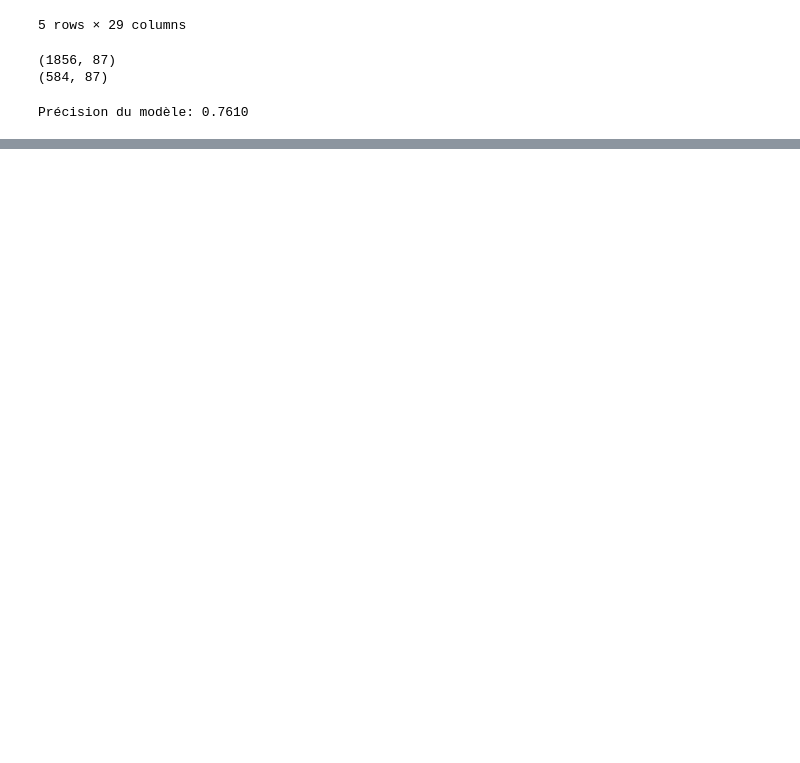
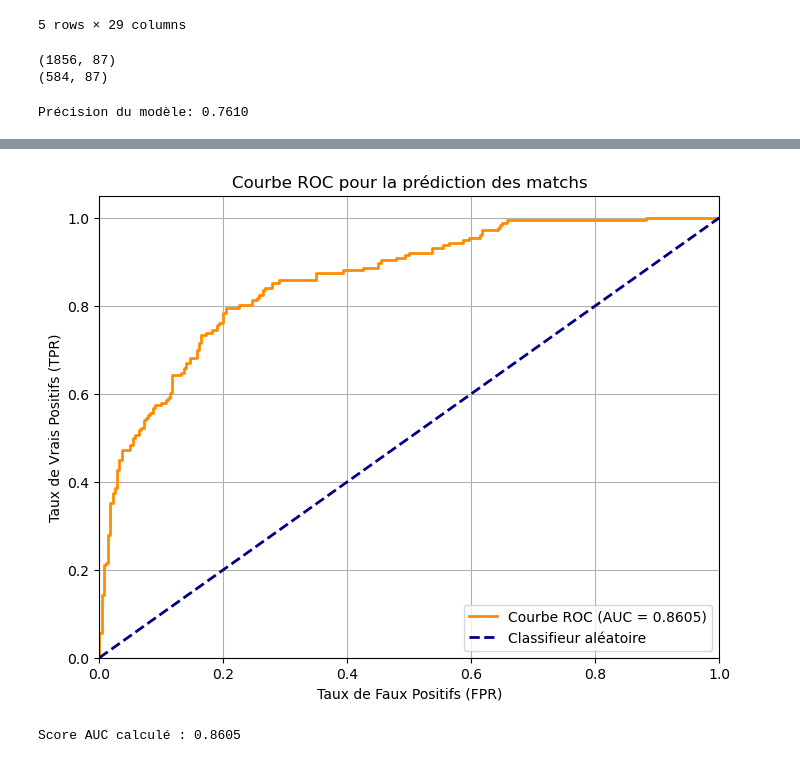
Before and after one commit to HansHemsey/soccer, a Jupyter notebook: binary_forecasting.ipynb, the cells around one changed output, grey strips where cells are left out. Saved outputs shown, nothing was run; the diff lists cells and outputs as text; code cells hidden in the pictures; blank space fills up the shorter version.

```diff
--- a/binary_forecasting.ipynb
+++ b/binary_forecasting.ipynb
@@ -195,0 +302,31 @@ Précision du modèle: 0.7610
+# %%
+# Obtenir les probabilités prédites pour la classe positive (Away win, label 1)
+y_pred_proba = best_model.predict_proba(X_test)[:, 1]
+
+# Calculer le FPR, TPR, et les seuils pour la courbe ROC
+fpr, tpr, thresholds = roc_curve(y_test, y_pred_proba)
+
+# Calculer l'AUC
+roc_auc = auc(fpr, tpr)
+# Alternativement, vous pouvez utiliser roc_auc_score directement :
+# roc_auc_direct = roc_auc_score(y_test, y_pred_proba)
+# print(f"Score AUC (calculé directement): {roc_auc_direct:.4f}")
+
+
+# Tracer la courbe ROC
+plt.figure(figsize=(8, 6))
+plt.plot(fpr, tpr, color='darkorange', lw=2, label=f'Courbe ROC (AUC = {roc_auc:.4f})')
+plt.plot([0, 1], [0, 1], color='navy', lw=2, linestyle='--', label='Classifieur aléatoire')
+plt.xlim([0.0, 1.0])
+plt.ylim([0.0, 1.05])
+plt.xlabel('Taux de Faux Positifs (FPR)')
+plt.ylabel('Taux de Vrais Positifs (TPR)')
+plt.title('Courbe ROC pour la prédiction des matchs')
+plt.legend(loc="lower right")
+plt.grid(True)
+plt.show()
+
+print(f"Score AUC calculé : {roc_auc:.4f}")
+# %% [output]
+[figure, added]
+Score AUC calculé : 0.8605
```
Also changed, not shown: parts of 6 cells of this notebook.
